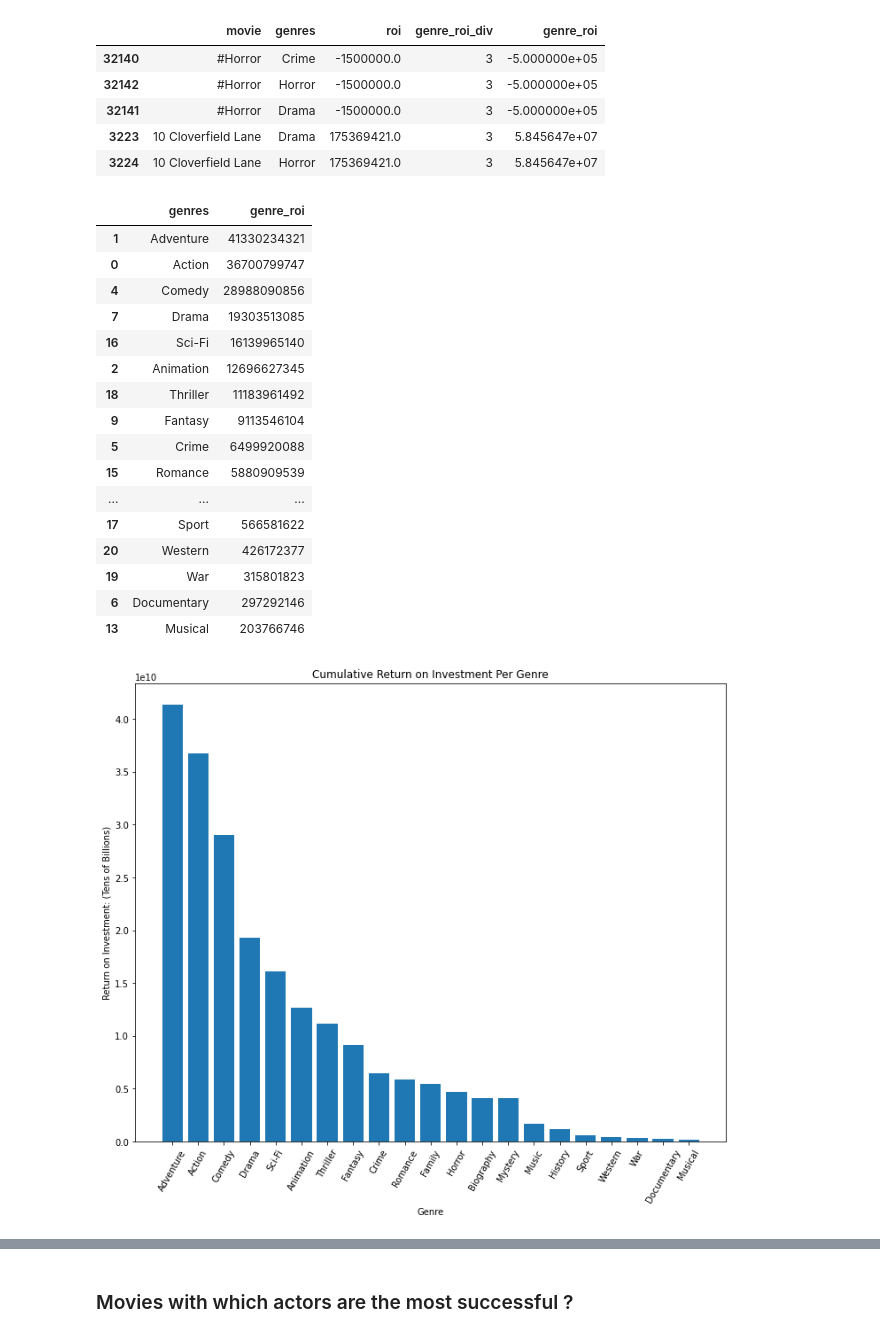
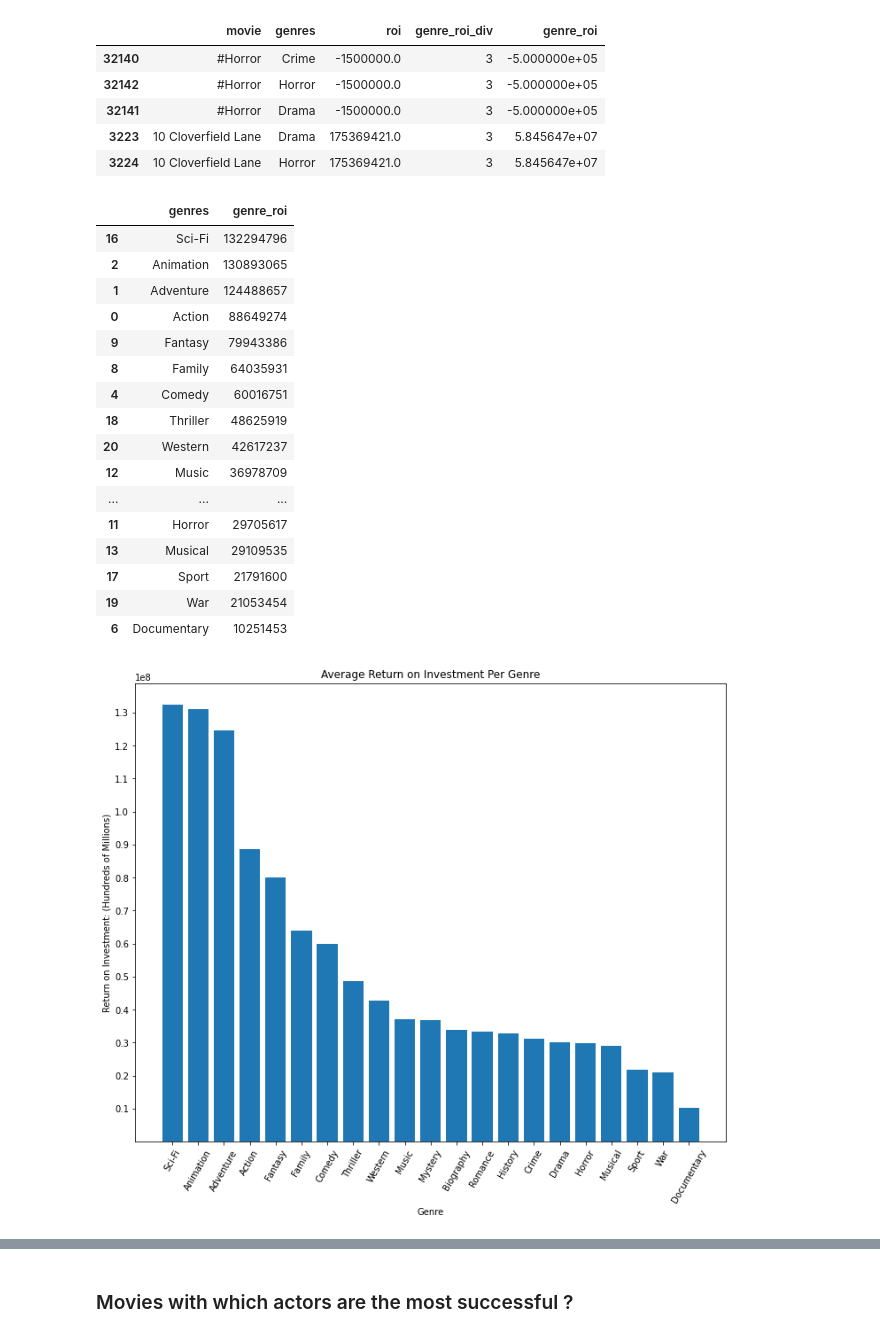
Before and after one commit to Freddy-2021/dsc-phase-1-project, a Jupyter notebook: student.ipynb, the cells around one changed output, grey strips where cells are left out. Drawn from its saved outputs; the diff is of its cells as text; code cells hidden in the pictures.

```diff
--- a/student.ipynb
+++ b/student.ipynb
@@ -292,7 +285,7 @@ assert len(tn_movie_budgets) == 5698
 # %%
 #This table seems ready to join with other tables.
 #I will repeat this process with the other tables I am looking to join.
-tn_movie_budgets_all_set = tn_movie_budgets
+tn_movie_budgets_all_set = tn_movie_budgets.copy()
 tn_movie_budgets_all_set.head()
 # %% [output]
 |  | release_date | movie | production_budget | domestic_gross | worldwide_gross |
@@ -950,39 +948,41 @@ genre_roi_df_sorted.head()
 | 3223 | 10 Cloverfield Lane | Drama | 175369421.0 | 3 | 5.845647e+07 |
 | 3224 | 10 Cloverfield Lane | Horror | 175369421.0 | 3 | 5.845647e+07 |
 # %%
-genre_gpby_roi_df = genre_roi_df_sorted.groupby('genres').genre_roi.sum()
+genre_gpby_roi_df = genre_roi_df_sorted.groupby('genres').genre_roi.mean()
 genre_gpby_roi_df = (genre_gpby_roi_df).astype(int).to_frame().reset_index()
 genre_gpby_roi_df = genre_gpby_roi_df.sort_values(by=['genre_roi'],ascending=False)
 genre_gpby_roi_df
 # %% [output]
 |  | genres | genre_roi |
-| 1 | Adventure | 41330234321 |
-| 0 | Action | 36700799747 |
-| 4 | Comedy | 28988090856 |
-| 7 | Drama | 19303513085 |
-| 16 | Sci-Fi | 16139965140 |
-| 2 | Animation | 12696627345 |
-| 18 | Thriller | 11183961492 |
-| 9 | Fantasy | 9113546104 |
-| 5 | Crime | 6499920088 |
-| 15 | Romance | 5880909539 |
+| 16 | Sci-Fi | 132294796 |
+| 2 | Animation | 130893065 |
+| 1 | Adventure | 124488657 |
+| 0 | Action | 88649274 |
+| 9 | Fantasy | 79943386 |
+| 8 | Family | 64035931 |
+| 4 | Comedy | 60016751 |
+| 18 | Thriller | 48625919 |
+| 20 | Western | 42617237 |
+| 12 | Music | 36978709 |
 | ... | ... | ... |
-| 17 | Sport | 566581622 |
-| 20 | Western | 426172377 |
-| 19 | War | 315801823 |
-| 6 | Documentary | 297292146 |
-| 13 | Musical | 203766746 |
+| 11 | Horror | 29705617 |
+| 13 | Musical | 29109535 |
+| 17 | Sport | 21791600 |
+| 19 | War | 21053454 |
+| 6 | Documentary | 10251453 |
 # %%
 fig, ax = plt.subplots(figsize=(10, 8))
 x = genre_gpby_roi_df['genres']
 y = genre_gpby_roi_df['genre_roi']
-yticks = np.linspace(start=0, stop=50000000000, num=11)
+yticks = np.linspace(start=10000000, stop=140000000, num=14)
 ax.set_yticks(yticks);
 plt.xticks(rotation=60)
 plt.tight_layout()
 ax.bar(x, y)
-ax.set_title("Cumulative Return on Investment Per Genre")
+ax.set_title("Average Return on Investment Per Genre")
+#ax.set_title("Cumulative Return on Investment Per Genre")
 ax.set_xlabel("Genre")
-ax.set_ylabel("Return on Investment: (Tens of Billions)");
+#ax.set_ylabel("Return on Investment: (Tens of Billions)");
+ax.set_ylabel("Return on Investment: (Hundreds of Millions)");
 # %% [output]
-[figure, old version]
+[figure, new version]
```
Also changed, not shown: parts of 30 cells of this notebook.
